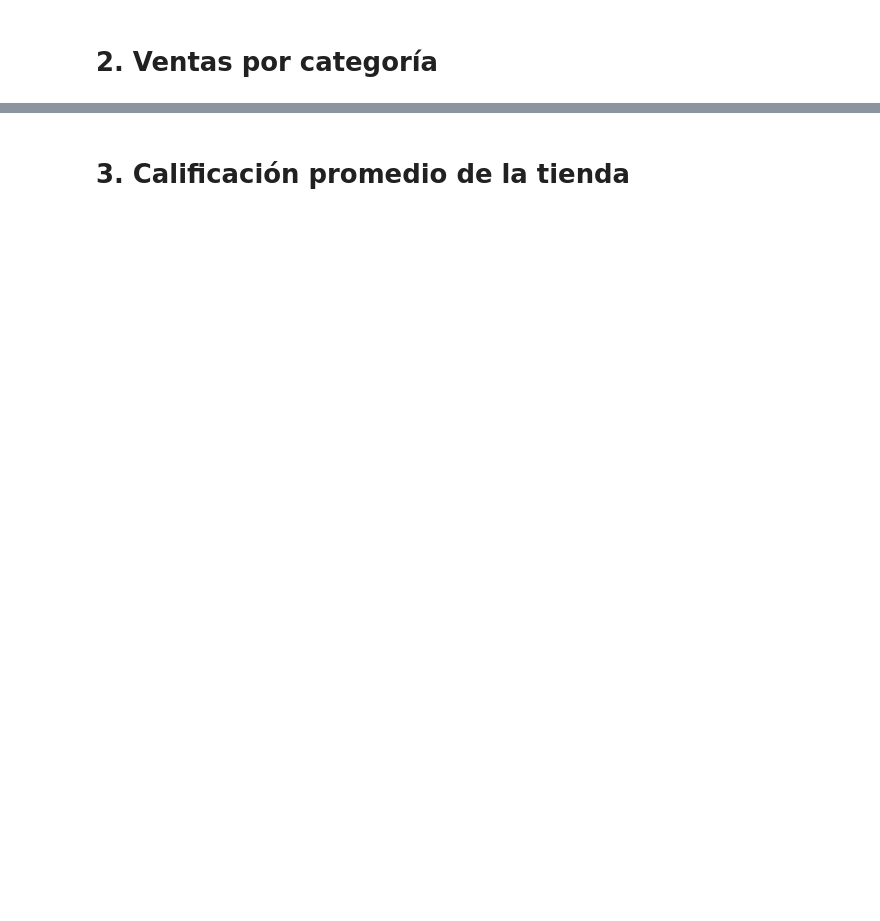
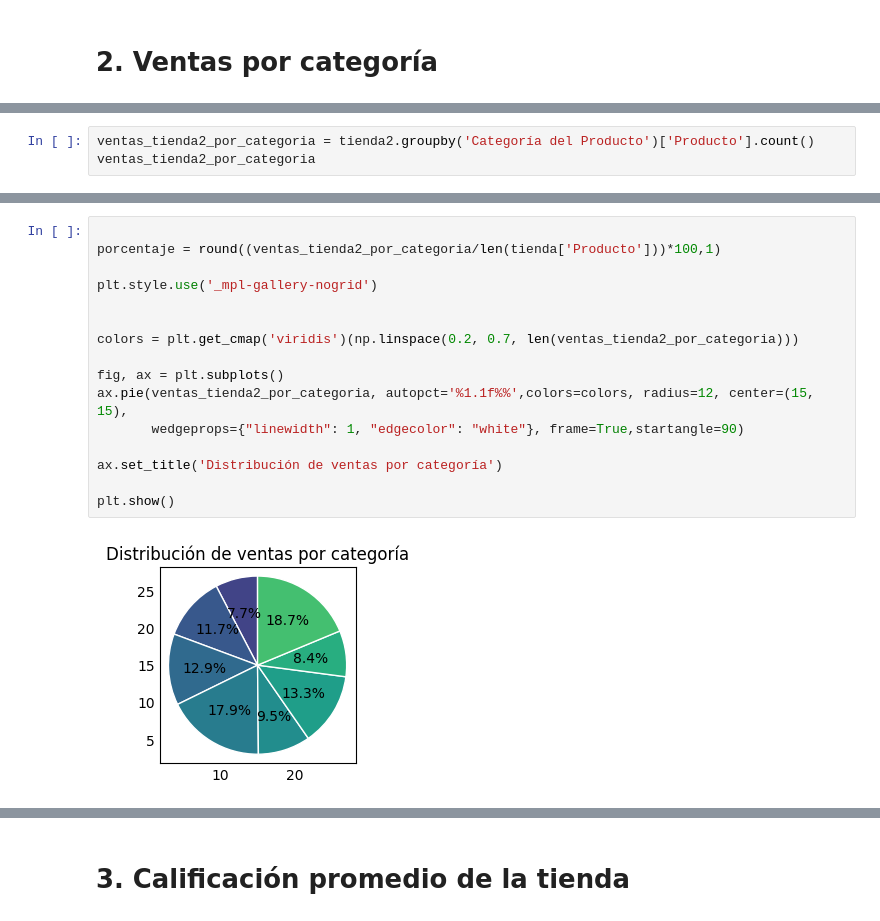
Before and after one commit to guadalupeltissera-png/Challenge-Alura-Store, a Jupyter notebook: AluraStoreLatam.ipynb, the cells around one changed output, grey strips where cells are left out. Cells and saved outputs as stored; diff of their text form; blank space fills up the shorter version.

```diff
--- a/AluraStoreLatam.ipynb
+++ b/AluraStoreLatam.ipynb
@@ -29,0 +101,3 @@ tienda.head()
+# %%
+ventas_tienda2_por_categoria = tienda2.groupby('Categoría del Producto')['Producto'].count()
+ventas_tienda2_por_categoria
@@ -29,0 +116,18 @@ tienda.head()
+# %%
+
+porcentaje = round((ventas_tienda2_por_categoria/len(tienda['Producto']))*100,1)
+
+plt.style.use('_mpl-gallery-nogrid')
+
+
+colors = plt.get_cmap('viridis')(np.linspace(0.2, 0.7, len(ventas_tienda2_por_categoria)))
+
+fig, ax = plt.subplots()
+ax.pie(ventas_tienda2_por_categoria, autopct='%1.1f%%',colors=colors, radius=12, center=(15, 15),
+       wedgeprops={"linewidth": 1, "edgecolor": "white"}, frame=True,startangle=90)
+
+ax.set_title('Distribución de ventas por categoría')
+
+plt.show()
+# %% [output]
+[figure, added]
```
Also changed, not shown: parts of 25 cells of this notebook.
